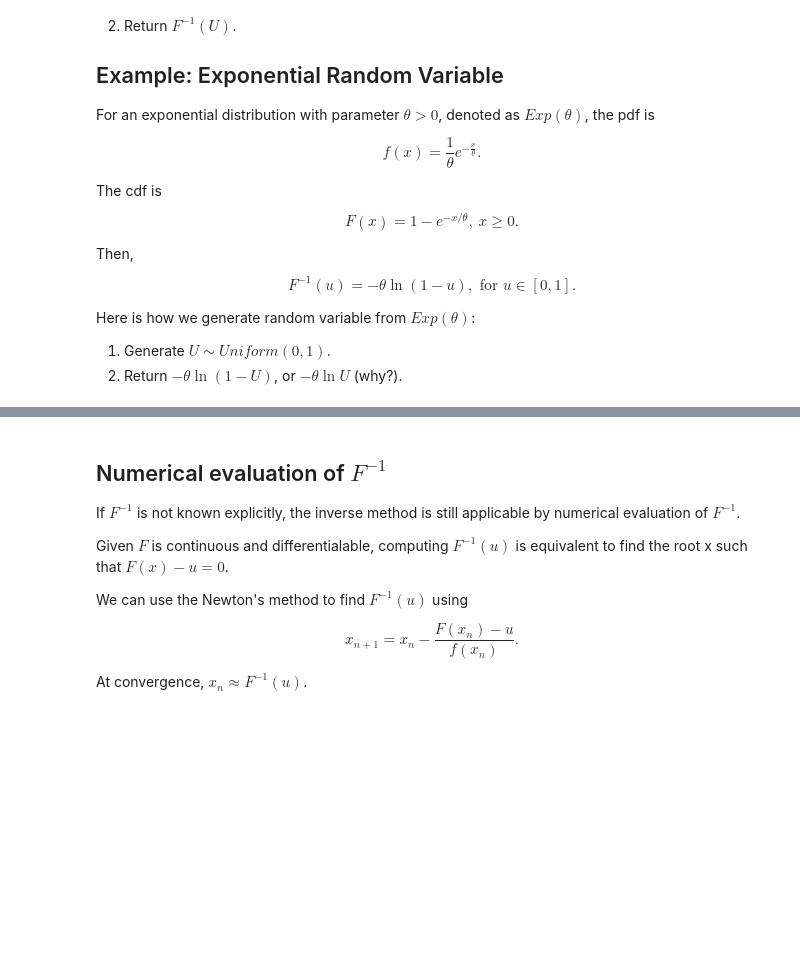
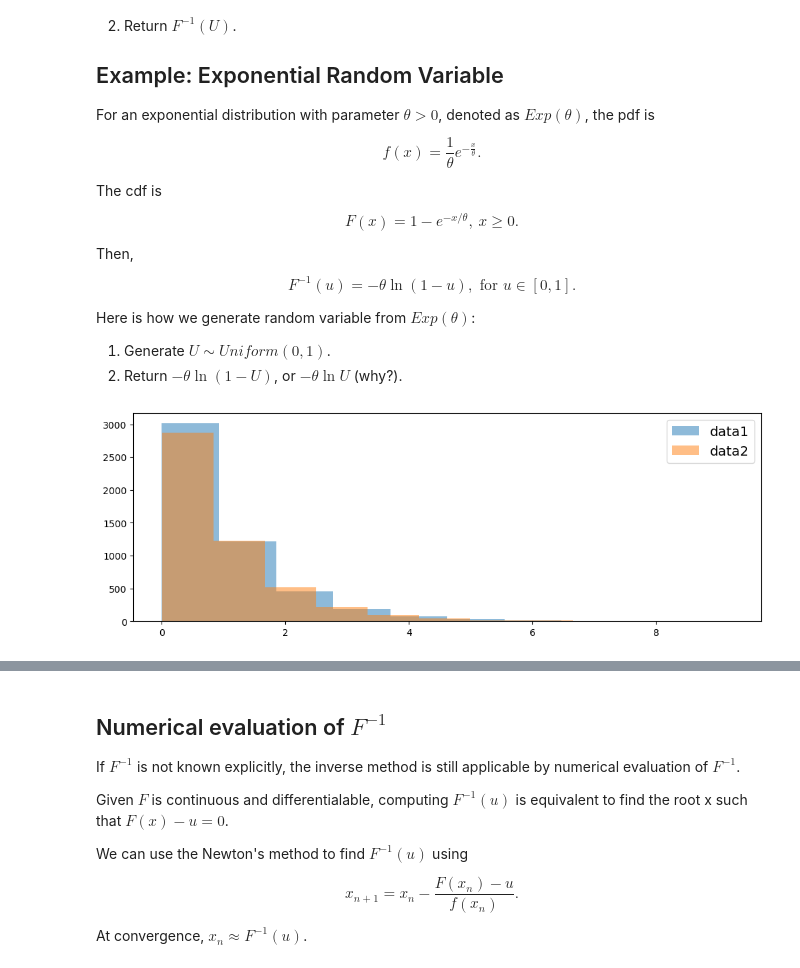
Before and after one commit to STAT2255/2024, a Jupyter notebook: notes/note13_RandomNumbers.ipynb, the cells around one changed output, grey strips where cells are left out. Cells and saved outputs as stored; diff of their text form; code cells hidden in the pictures; blank space fills up the shorter version.

```diff
--- a/notes/note13_RandomNumbers.ipynb
+++ b/notes/note13_RandomNumbers.ipynb
@@ -84,6 +84,6 @@ import numpy as np
 np.random.seed(1)
 def random_exp(theta = 1):
     U = np.random.uniform()
-    X = -theta * np.log(U)
+    X = -theta * np.log(1-U)
     return(X)
 # %%
@@ -92,11 +93,13 @@ Exp = [random_exp() for i in range(5000)]
 Exp1 = np.random.exponential(scale = 1, size = 5000) #numpy function to generate exponential random numbers
 # %%
 import matplotlib.pyplot as plt
-plt.figure(figsize=(12,6))
-plt.hist(Exp, alpha=0.5, label="data1", bins=50)
-plt.hist(Exp1, alpha=0.5, label="data2", bins=50)
+plt.figure(figsize=(12,4))
+plt.hist(Exp, alpha=0.5, label="data1")
+plt.hist(Exp1, alpha=0.5, label="data2")
 plt.legend(fontsize = 'x-large')
 plt.show()
+# %% [output]
+[figure, added]
 # %%
 # Create the Q-Q plot for the two datasets
 import statsmodels.api as sm
```
Also changed, not shown: parts of 7 cells of this notebook.
